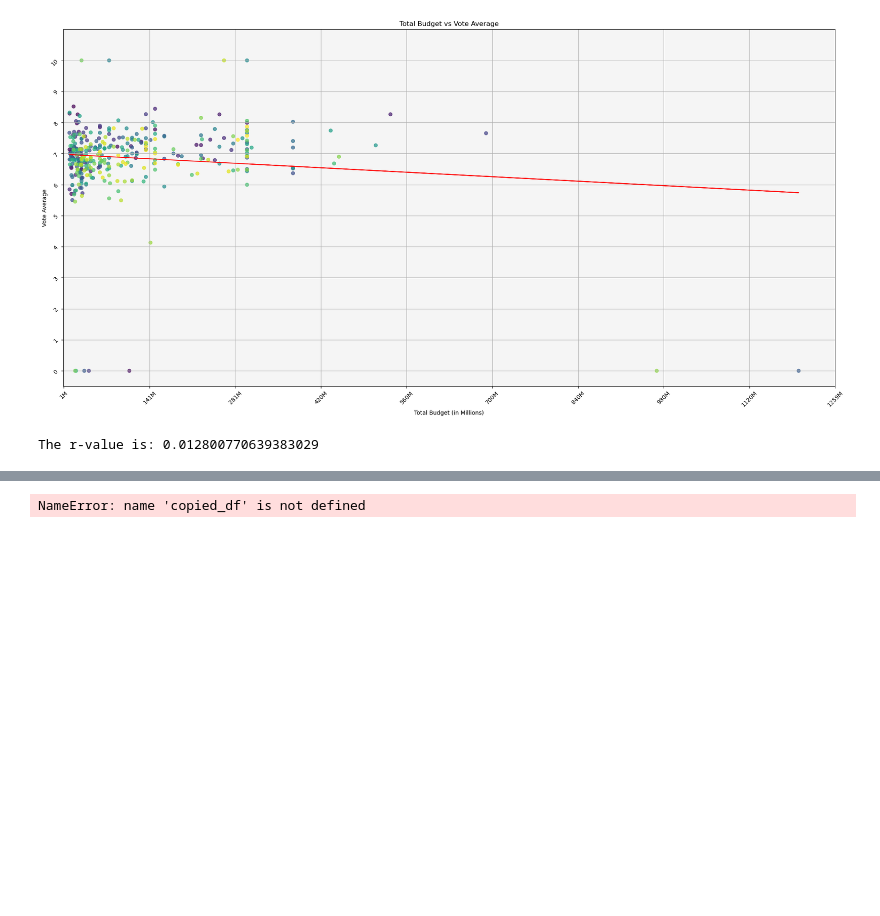
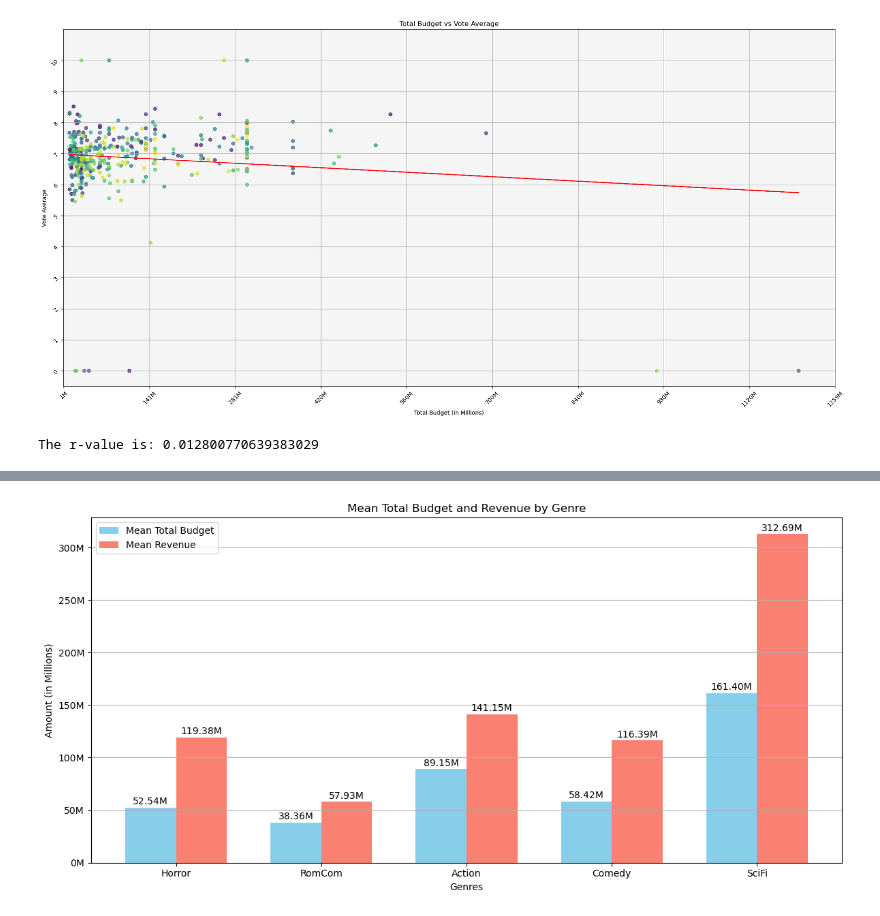
Before and after one commit to Levifahring/movie_project_one, a Jupyter notebook: project.ipynb, the cells around one changed output, grey strips where cells are left out. Saved outputs shown, nothing was run; the diff lists cells and outputs as text; code cells hidden in the pictures; blank space fills up the shorter version.

```diff
--- a/project.ipynb
+++ b/project.ipynb
@@ -318,16 +413,16 @@ def determine_new_genre(genres):
         return 'Horror'
     elif 'Action' in genres:
         return 'Action'
+    elif 'Romance' in genres and 'Comedy' in genres:
+        return 'RomCom'
     elif 'Comedy' in genres:
         return 'Comedy'
-    elif 'Romance' in genres and 'Comedy' in genres:
-        return 'RomCom'
     else:
         return 'Other'
 
 # Apply the function to create a new column 'new_genre'
-cleaned_filter_df['new_genre'] = cleaned_filter_df['genres'].apply(determine_new_genre)
+clean_genre_df['new_genre'] = clean_genre_df['genres'].apply(determine_new_genre)
 
-# Display the updated DataFrame
-cleaned_filter_df.head()
+# Display the count of rows in the updated DataFrame
+clean_genre_df["new_genre"].value_counts()
 # %% [output]
@@ -340,5 +436,0 @@ cleaned_filter_df.head()
-# %%
-scifi_df = copied_df[copied_df['genres'].str.contains('Science Fiction', na=False)]
-scifi_df.head()
-# %% [output]
-NameError: name 'copied_df' is not defined
@@ -366,0 +478,63 @@ comedy_df.count()
+# %%
+# Calculate mean budgets
+mean_budgets = {
+    'Horror': clean_genre_df[clean_genre_df["new_genre"] == "Horror"]["Total Budget"].mean(),
+    'RomCom': clean_genre_df[clean_genre_df["new_genre"] == "RomCom"]["Total Budget"].mean(),
+    'Action': clean_genre_df[clean_genre_df["new_genre"] == "Action"]["Total Budget"].mean(),
+    'Comedy': clean_genre_df[clean_genre_df["new_genre"] == "Comedy"]["Total Budget"].mean(),
+    'SciFi': clean_genre_df[clean_genre_df["new_genre"] == "SciFi"]["Total Budget"].mean()
+}
+
+# Calculate mean revenues
+mean_revenues = {
+    'Horror': clean_genre_df[clean_genre_df["new_genre"] == "Horror"]["revenue"].mean(),
+    'RomCom': clean_genre_df[clean_genre_df["new_genre"] == "RomCom"]["revenue"].mean(),
+    'Action': clean_genre_df[clean_genre_df["new_genre"] == "Action"]["revenue"].mean(),
+    'Comedy': clean_genre_df[clean_genre_df["new_genre"] == "Comedy"]["revenue"].mean(),
+    'SciFi': clean_genre_df[clean_genre_df["new_genre"] == "SciFi"]["revenue"].mean()
+}
+
+# Prepare data for the bar graph
+genres = list(mean_budgets.keys())
+mean_budgets_values = list(mean_budgets.values())
+mean_revenues_values = list(mean_revenues.values())
+
+# Create a formatter function for y-axis to show values in millions
+def millions(x, pos):
+    return f'{x / 1_000_000:.0f}M'  # Format as millions
+
+# Set positions for the bars
+x = np.arange(len(genres))
+width = 0.35  # Width of the bars
+
+# Create the bar graph
+plt.figure(figsize=(12, 6))
+bars1 = plt.bar(x - width/2, mean_budgets_values, width, label='Mean Total Budget', color='skyblue')
+bars2 = plt.bar(x + width/2, mean_revenues_values, width, label='Mean Revenue', color='salmon')
+
+# Add labels and title
+plt.xlabel('Genres')
+plt.ylabel('Amount (in Millions)')
+plt.title('Mean Total Budget and Revenue by Genre')
+plt.xticks(x, genres)  # Set the genre labels on the x-axis
+plt.legend()
+
+# Display the mean values on the bars
+for bars in [bars1, bars2]:
+    for bar in bars:
+        height = bar.get_height()
+        plt.text(bar.get_x() + bar.get_width() / 2, height + 1000000, f"{height / 1_000_000:.2f}M",
+                 ha='center', va='bottom')  # Display values in millions on the bars
+
+# Set the y-axis formatter
+plt.gca().yaxis.set_major_formatter(FuncFormatter(millions))
+
+# Show grid lines for better readability
+plt.grid(axis='y')
+
+# Show the plot
+plt.tight_layout()  # Adjust layout to prevent clipping of tick-labels
+plt.savefig("graphics/mean_budget_and_revenue_by_genre.png")  # Save the figure if needed
+plt.show()
+# %% [output]
+[figure, added]
```
Also changed, not shown: parts of 14 cells of this notebook, 6 other files.
